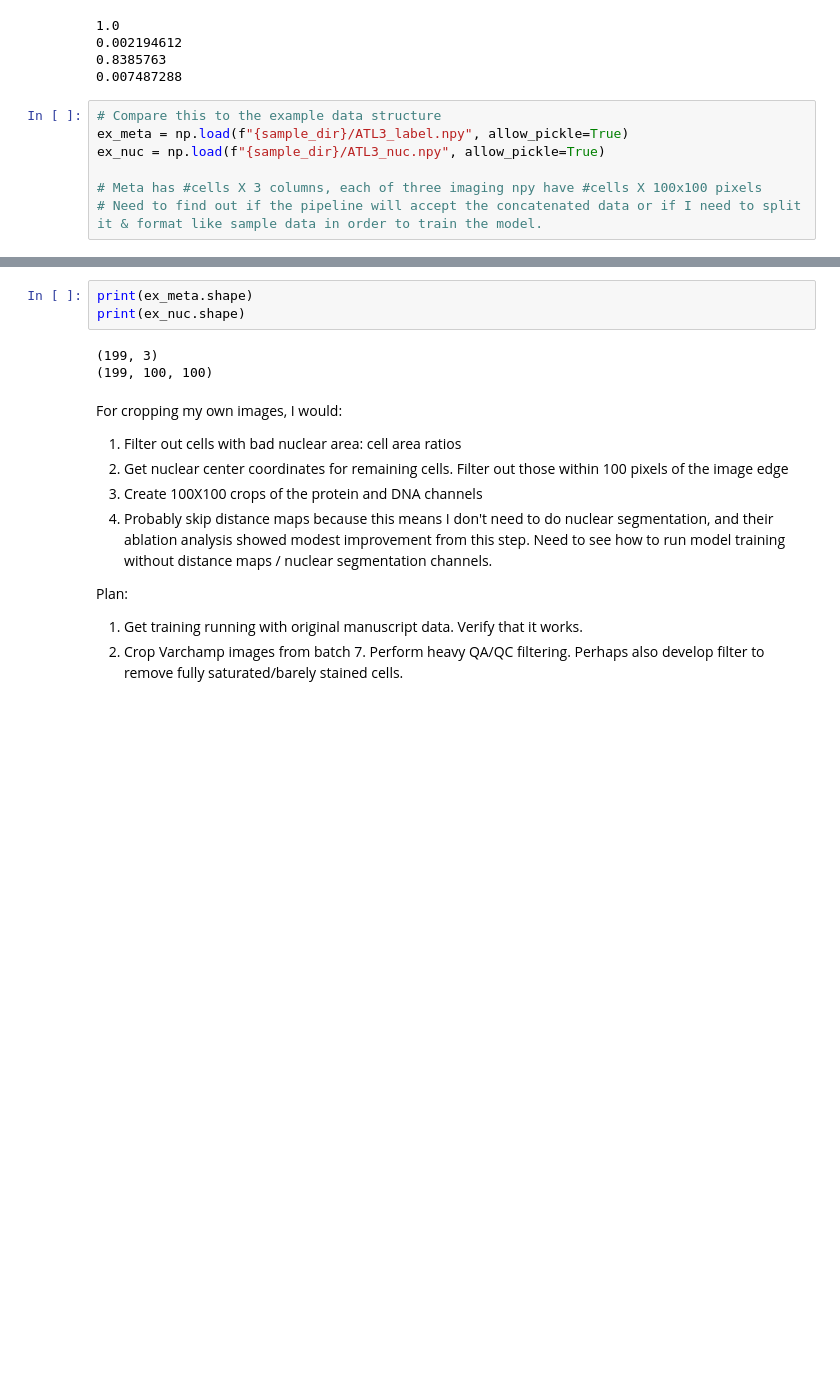
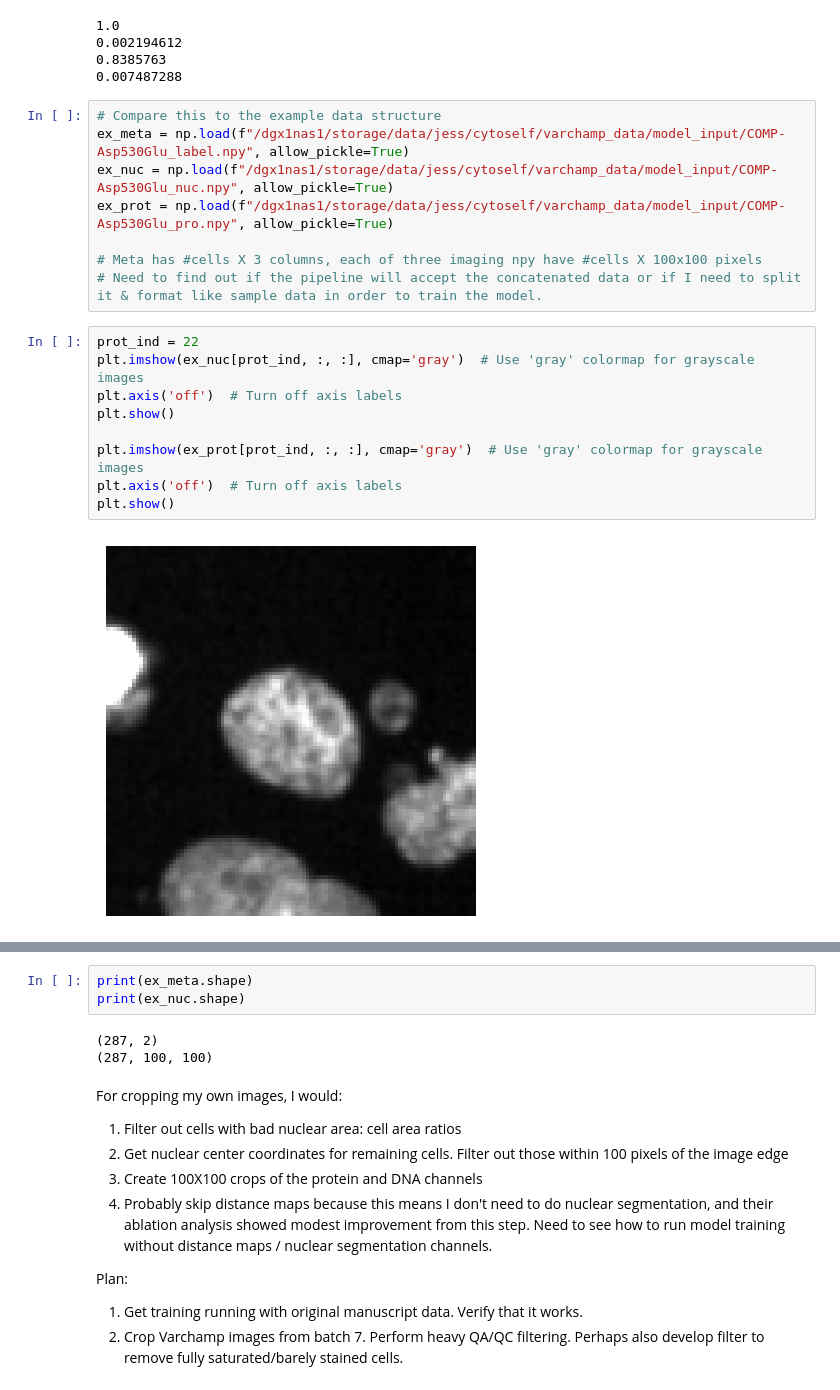
Before and after one commit to runxi-shen/cytoself_varchamp, a Jupyter notebook: 1_explore_original_data/notebooks/0_inspect_data.ipynb, the cells around one changed output, grey strips where cells are left out. Saved outputs shown, nothing was run; the diff lists cells and outputs as text; blank space fills up the shorter version.

```diff
--- a/1_explore_original_data/notebooks/0_inspect_data.ipynb
+++ b/1_explore_original_data/notebooks/0_inspect_data.ipynb
@@ -87,8 +87,20 @@ print(dat[prot_ind, :, :, 1].min())
 0.007487288
 # %%
 # Compare this to the example data structure
-ex_meta = np.load(f"{sample_dir}/ATL3_label.npy", allow_pickle=True)
-ex_nuc = np.load(f"{sample_dir}/ATL3_nuc.npy", allow_pickle=True)
+ex_meta = np.load(f"/dgx1nas1/storage/data/jess/cytoself/varchamp_data/model_input/COMP-Asp530Glu_label.npy", allow_pickle=True)
+ex_nuc = np.load(f"/dgx1nas1/storage/data/jess/cytoself/varchamp_data/model_input/COMP-Asp530Glu_nuc.npy", allow_pickle=True)
+ex_prot = np.load(f"/dgx1nas1/storage/data/jess/cytoself/varchamp_data/model_input/COMP-Asp530Glu_pro.npy", allow_pickle=True)
 
 # Meta has #cells X 3 columns, each of three imaging npy have #cells X 100x100 pixels
 # Need to find out if the pipeline will accept the concatenated data or if I need to split it & format like sample data in order to train the model.
+# %%
+prot_ind = 22
+plt.imshow(ex_nuc[prot_ind, :, :], cmap='gray')  # Use 'gray' colormap for grayscale images
+plt.axis('off')  # Turn off axis labels
+plt.show()
+
+plt.imshow(ex_prot[prot_ind, :, :], cmap='gray')  # Use 'gray' colormap for grayscale images
+plt.axis('off')  # Turn off axis labels
+plt.show()
+# %% [output]
+[figure, added]
@@ -96,8 +109,8 @@ ex_nuc = np.load(f"{sample_dir}/ATL3_nuc.npy", allow_pickle=True)
 print(ex_meta.shape)
 print(ex_nuc.shape)
 # %% [output]
-(199, 3)
-(199, 100, 100)
+(287, 2)
+(287, 100, 100)
 # %% [markdown]
 For cropping my own images, I would:
 
```
Also changed, not shown: parts of 1 cell of this notebook, 2 other files.
